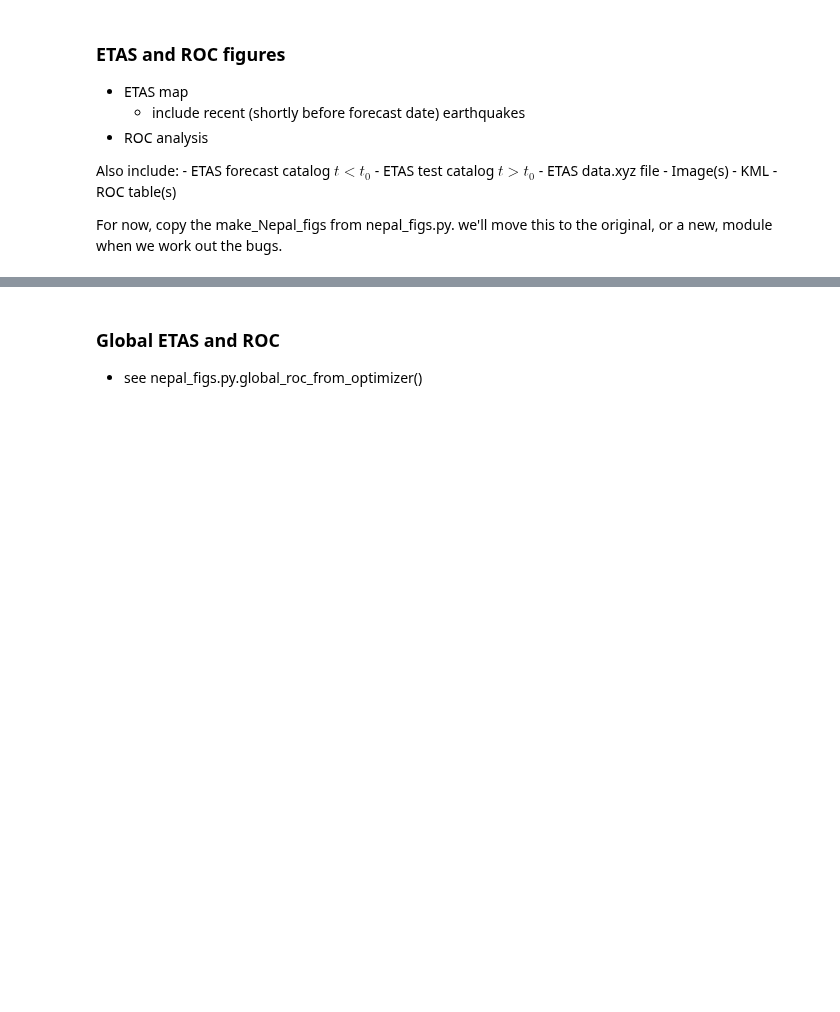
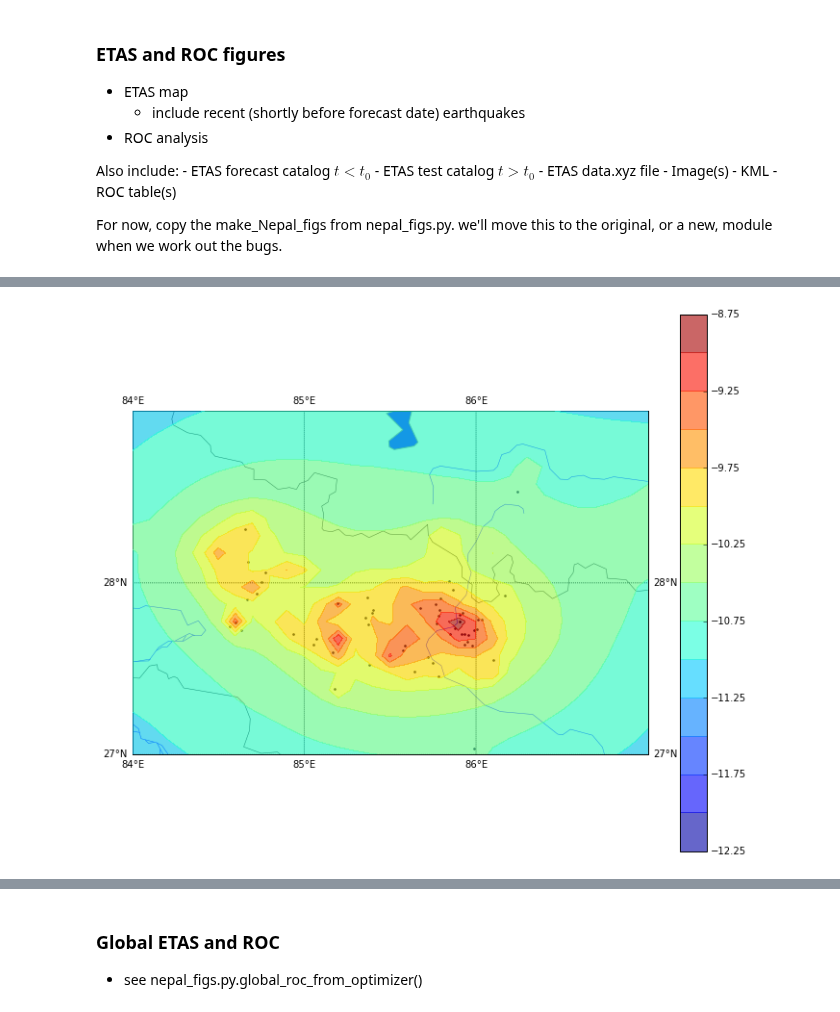
Before and after one commit to markyoder/globalETAS, a Jupyter notebook: global_etas_figs_revision.ipynb, the cells around one changed output, grey strips where cells are left out. Drawn from its saved outputs; the diff is of its cells as text; code cells hidden in the pictures; blank space fills up the shorter version.

```diff
--- a/global_etas_figs_revision.ipynb
+++ b/global_etas_figs_revision.ipynb
@@ -145,3 +203,24 @@ fg.savefig(os.path.join(revisions_data, 'nepal_fc_etas_contours.png'))
+# %%
+fg = plt.figure(1, figsize=(12,10))
+plt.clf()
+#lons_map = None
+#lats_map = None
+lons_map = [84., 87.]
+lats_map = [27., 29.]
+cm_fc = nepal_etas_fc.make_etas_contour_map(fignum=1, fig_size=(10,8), lons_map=lons_map,lats_map=lats_map)
+#
+# note, with "scatter()", we should be able to easily size the elements by magnitude, color them by time, etc. if we want.
+cm_fc.scatter(*zip(*[[rw['lon'], rw['lat']] for rw in nepal_etas_fc.catalog
+                     if (rw['mag']>3. and numpy.datetime64(rw['event_date'])>=numpy.datetime64(nepal_tms)
+                   and numpy.datetime64(rw['event_date'])<numpy.datetime64(dtm.datetime(2015,5,12,tzinfo=pytz.timezone('UTC'))))]),
+              marker='.', s=10, latlon=True )
+# ... not the way to do this...
+#ax=plt.gca()
+#ax.set_xlim([83.,88.])
+#ax.set_ylim([27., 29.5])
+fg.savefig(os.path.join(revisions_data, 'nepal_fc_etas_contours.png'))
+# %% [output]
+[figure, added]
 # %%
 fg=plt.figure(2, figsize=(10,8))
 plt.clf()
```
Also changed, not shown: parts of 14 cells of this notebook, 3 other files.
